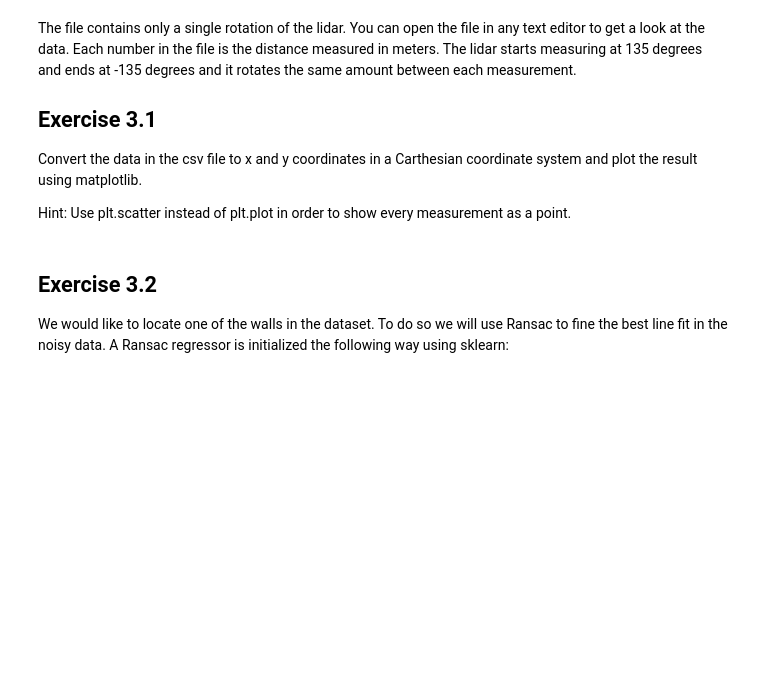
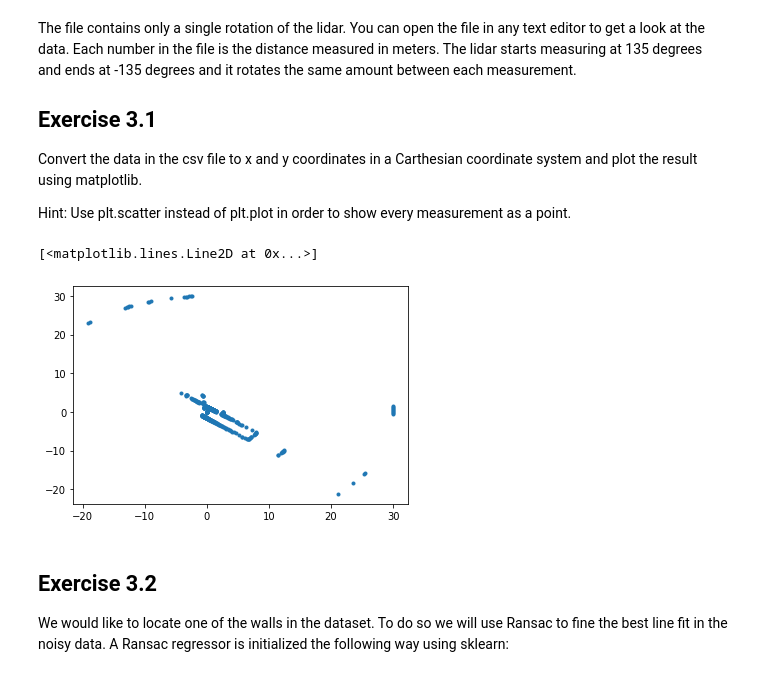
Before and after one commit to jakoboss69/Exercises-in-Perception-Group-2, a Jupyter notebook: week 4 - Multiple View Geometry 2/Bendik/Exercises/Exercise 3 - Ranging.ipynb, the cells around one changed output. Cells and saved outputs as stored; diff of their text form; code cells hidden in the pictures; blank space fills up the shorter version.

```diff
--- a/week 4 - Multiple View Geometry 2/Bendik/Exercises/Exercise 3 - Ranging.ipynb
+++ b/week 4 - Multiple View Geometry 2/Bendik/Exercises/Exercise 3 - Ranging.ipynb
@@ -30,3 +26,23 @@ Hint: Use plt.scatter instead of plt.plot in order to show every measurement as
+# %%
+# Convert to x and y coordinates
+
+
+# inlier_mask = laser < 10
+# laser =  laser[inlier_mask]
+
+measurements = np.zeros((len(laser), 2))
+angleRange = np.linspace(135, -135, len(laser))
+
+for i, a in enumerate(angleRange):
+    measurements[i] = laser[i]*np.array([np.cos(np.deg2rad(a)), np.sin(np.deg2rad(a))])
+
+x = measurements[:, 0]
+y = measurements[:, 1]
+
+plt.plot(x, y, '.')
+# %% [output]
+[<matplotlib.lines.Line2D at 0x...>]
+[figure, added]
 # %% [markdown]
 ## Exercise 3.2
 
```
Also changed, not shown: parts of 9 cells of this notebook, 2 other files.
